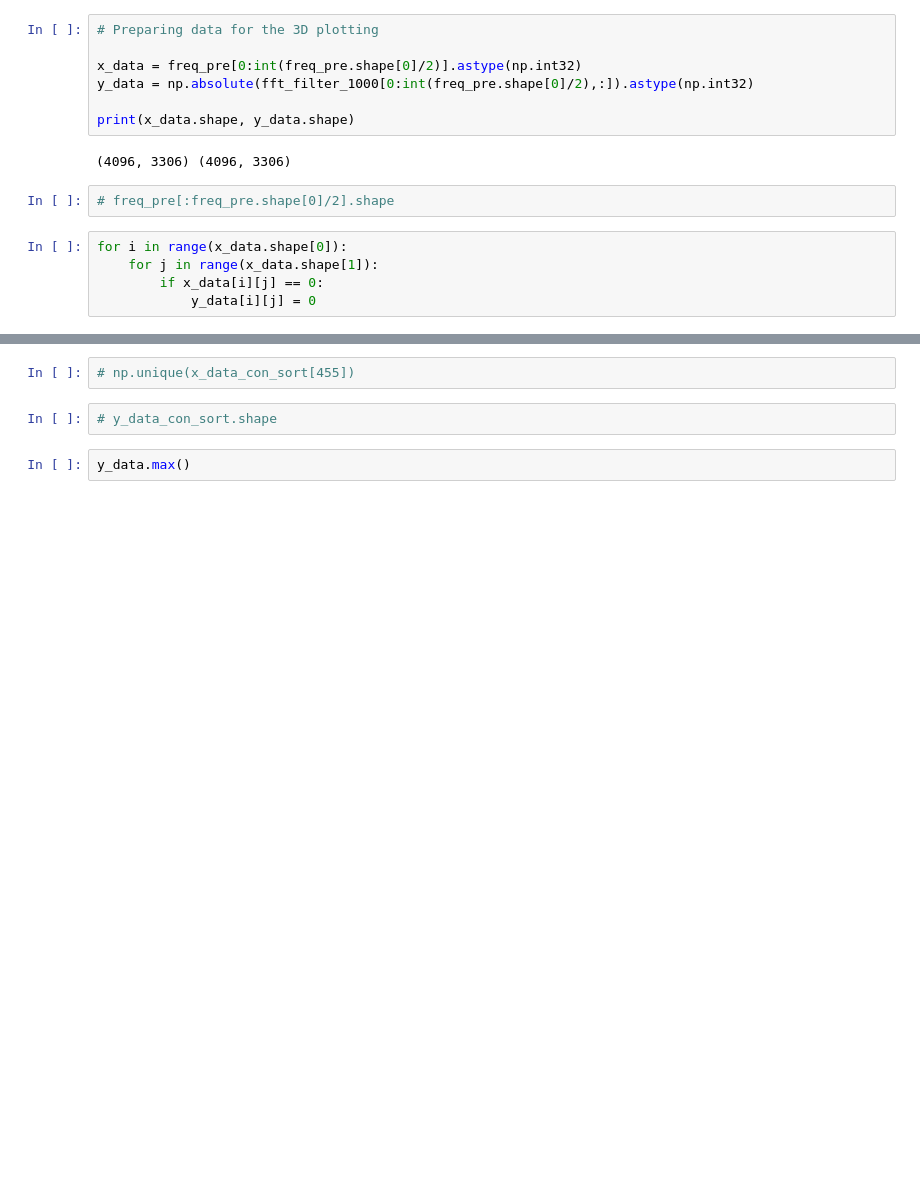
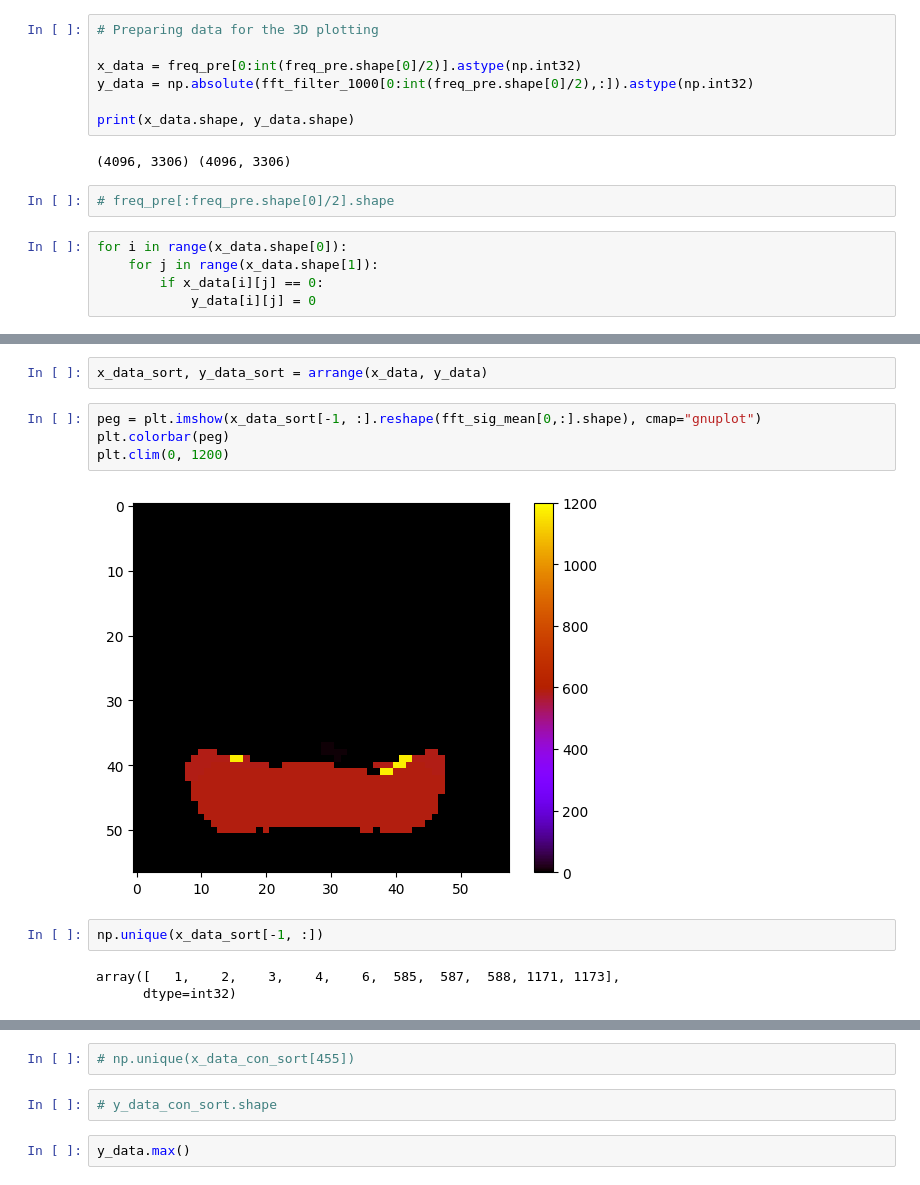
Before and after one commit to CaffineAddic/Wavelet_transforms_in_schlieren_flame_images, a Jupyter notebook: harr_transform_german.ipynb, the cells around one changed output, grey strips where cells are left out. Drawn from its saved outputs; the diff is of its cells as text; blank space fills up the shorter version.

```diff
--- a/harr_transform_german.ipynb
+++ b/harr_transform_german.ipynb
@@ -360,0 +268,13 @@ plt.colorbar(peg)
+# %%
+x_data_sort, y_data_sort = arrange(x_data, y_data)
+# %%
+peg = plt.imshow(x_data_sort[-1, :].reshape(fft_sig_mean[0,:].shape), cmap="gnuplot")
+plt.colorbar(peg)
+plt.clim(0, 1200)
+# %% [output]
+[figure, added]
+# %%
+np.unique(x_data_sort[-1, :])
+# %% [output]
+array([   1,    2,    3,    4,    6,  585,  587,  588, 1171, 1173],
+      dtype=int32)
```
Also changed, not shown: parts of 56 cells of this notebook, 2 other files.
